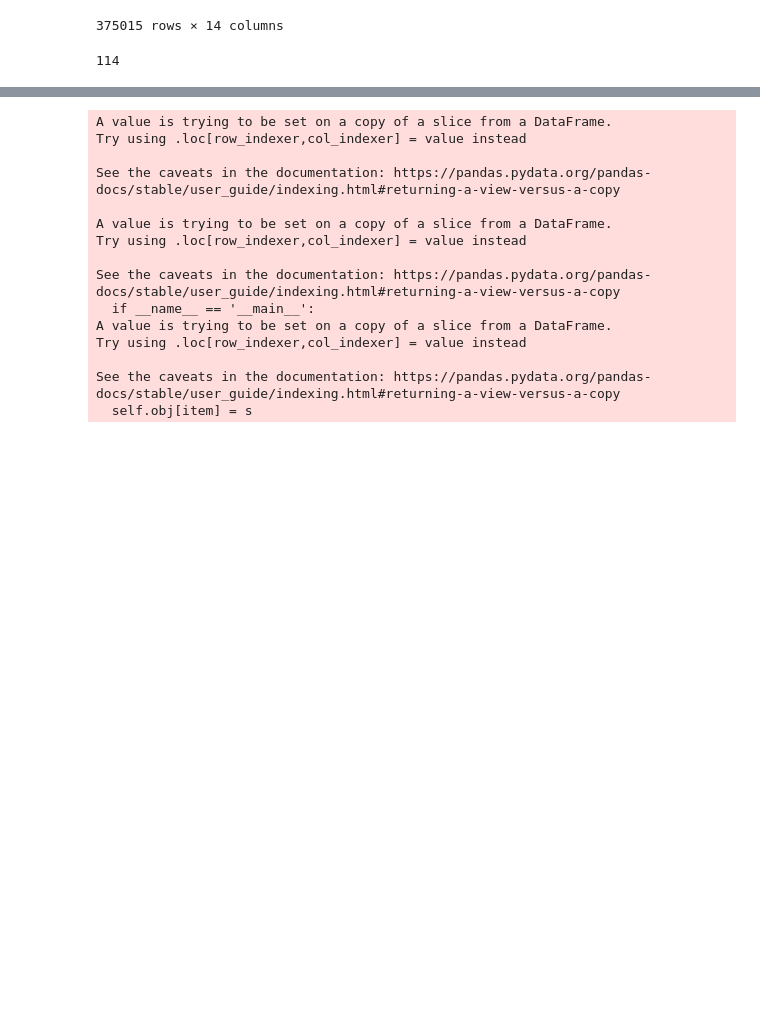
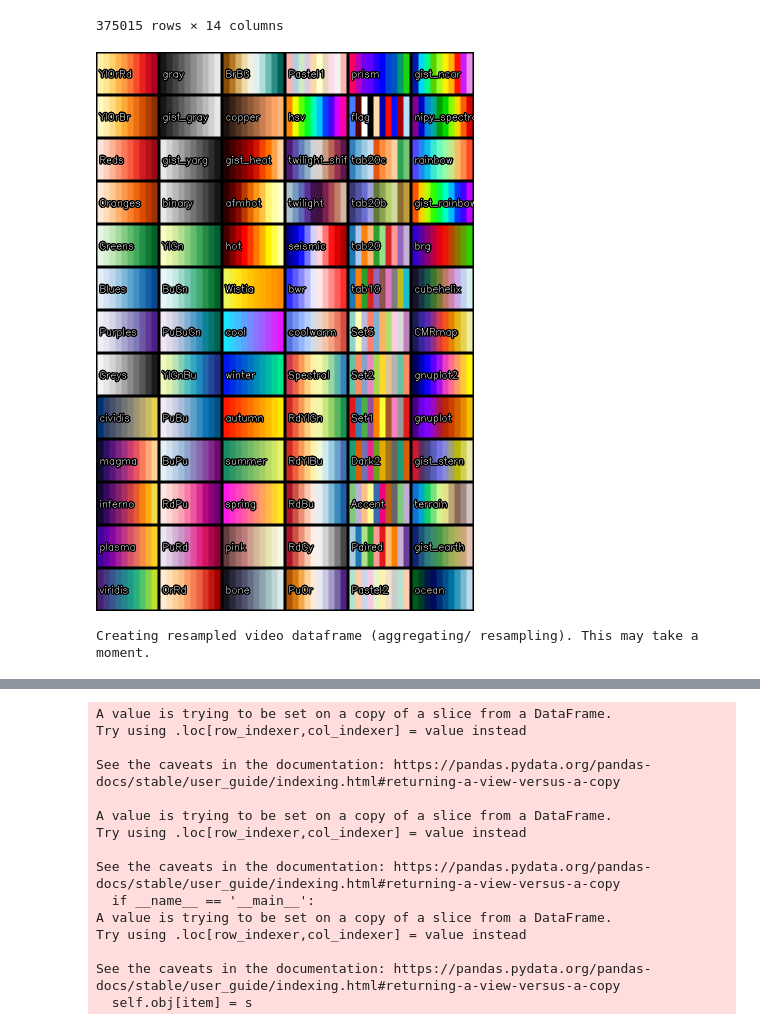
Before and after one commit to lewis-morris/progplot, a Jupyter notebook: Untitled.ipynb, the cells around one changed output, grey strips where cells are left out. Cells and saved outputs as stored; diff of their text form; code cells hidden in the pictures; blank space fills up the shorter version.

```diff
--- a/Untitled.ipynb
+++ b/Untitled.ipynb
@@ -271,9 +182,0 @@ f'{{x: {formats}}}'
-# %%
-plt.tight_layout()
-fig = plt.figure(figsize=(10,6),dpi=100)
-sns.set_context("paper")
-ax = sns.lineplot(y="ob",x="Year",data=df,hue="Country",estimator=None,palette="inferno")
-plt.legend(bbox_to_anchor=(1.0125, 1), loc=2, borderaxespad=0.)
-
-formats = "%Y"
-ax.xaxis.set_major_formatter(StrMethodFormatter('{x:,.2f}'))
@@ -317,0 +219,4 @@ df
+# %%
+palettes()
+# %% [output]
+[figure, added]
@@ -317,0 +225,4 @@ df
+# %%
+bw.set_data("Province_State", "Date", "Deaths", resample="1d", groupby_agg="sum", resample_agg="mean",output_agg=None)
+# %% [output]
+Creating resampled video dataframe (aggregating/ resampling). This may take a moment.
@@ -320,4 +234,0 @@ import numpy as np
-# %%
-x
-# %% [output]
-114
```
Also changed, not shown: parts of 72 cells of this notebook, 5 other files.
